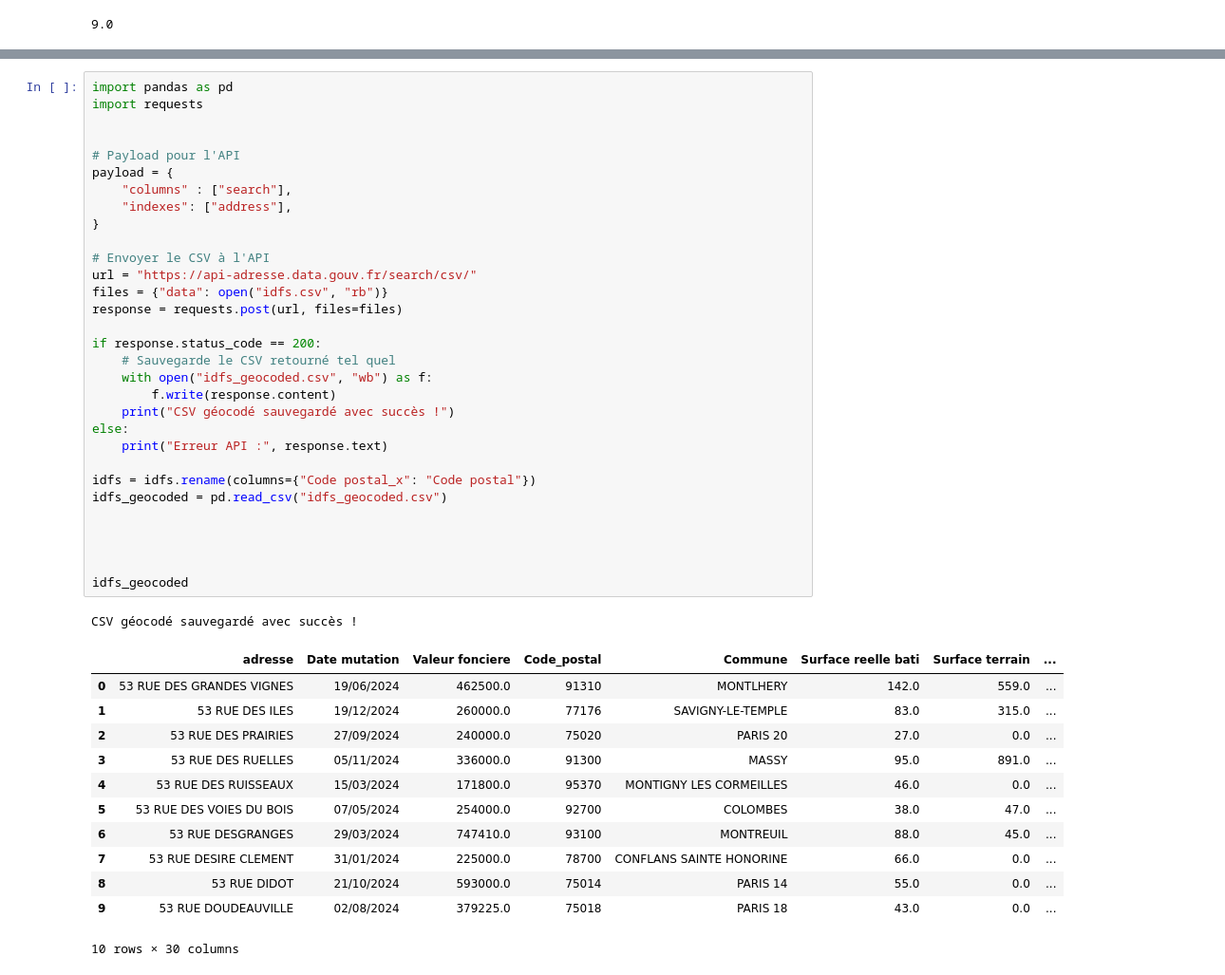
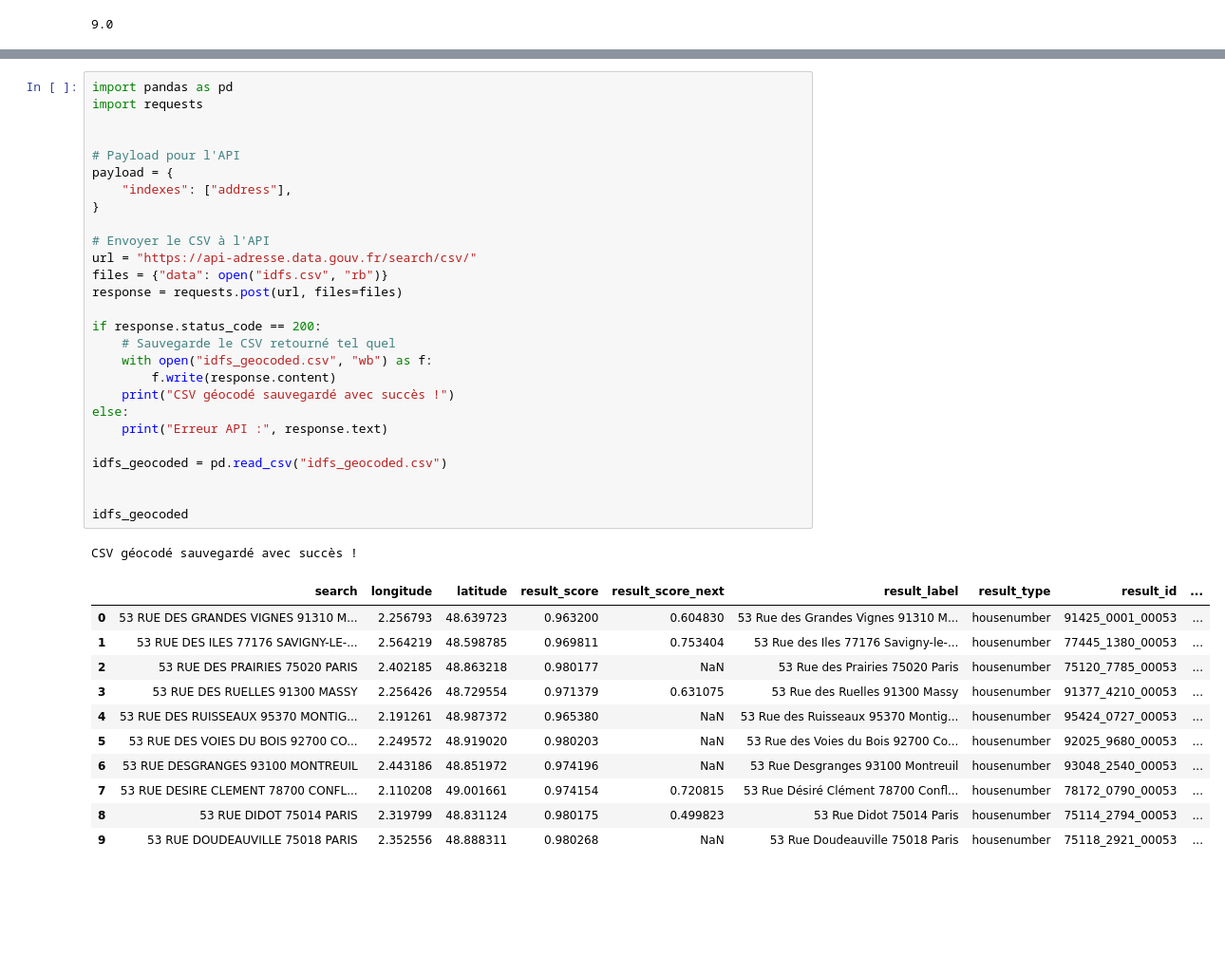
Before and after one commit to gaybrice/projet-python-ds, a Jupyter notebook: script/logement_clean_process.ipynb, the cells around one changed output, grey strips where cells are left out. Shown at 95% size. Saved outputs shown, nothing was run; the diff lists cells and outputs as text; blank space fills up the shorter version.

```diff
--- a/script/logement_clean_process.ipynb
+++ b/script/logement_clean_process.ipynb
@@ -359,46 +348,41 @@ idfs
 # %%
 import pandas as pd
 import requests
 
 
 # Payload pour l'API
 payload = {
-    "columns" : ["search"],
     "indexes": ["address"],
 }
 
 # Envoyer le CSV à l'API
 url = "https://api-adresse.data.gouv.fr/search/csv/"
 files = {"data": open("idfs.csv", "rb")}
 response = requests.post(url, files=files)
 
 if response.status_code == 200:
     # Sauvegarde le CSV retourné tel quel
     with open("idfs_geocoded.csv", "wb") as f:
         f.write(response.content)
     print("CSV géocodé sauvegardé avec succès !")
 else:
     print("Erreur API :", response.text)
 
-idfs = idfs.rename(columns={"Code postal_x": "Code postal"})
 idfs_geocoded = pd.read_csv("idfs_geocoded.csv")
 
 
-
-
 idfs_geocoded
 # %% [output]
 CSV géocodé sauvegardé avec succès !
-|  | adresse | Date mutation | Valeur fonciere | Code_postal | Commune | Surface reelle bati | Surface terrain | ... |
-| 0 | 53 RUE DES GRANDES VIGNES | 19/06/2024 | 462500.0 | 91310 | MONTLHERY | 142.0 | 559.0 | ... |
-| 1 | 53 RUE DES ILES | 19/12/2024 | 260000.0 | 77176 | SAVIGNY-LE-TEMPLE | 83.0 | 315.0 | ... |
-| 2 | 53 RUE DES PRAIRIES | 27/09/2024 | 240000.0 | 75020 | PARIS 20 | 27.0 | 0.0 | ... |
-| 3 | 53 RUE DES RUELLES | 05/11/2024 | 336000.0 | 91300 | MASSY | 95.0 | 891.0 | ... |
-| 4 | 53 RUE DES RUISSEAUX | 15/03/2024 | 171800.0 | 95370 | MONTIGNY LES CORMEILLES | 46.0 | 0.0 | ... |
-| 5 | 53 RUE DES VOIES DU BOIS | 07/05/2024 | 254000.0 | 92700 | COLOMBES | 38.0 | 47.0 | ... |
-| 6 | 53 RUE DESGRANGES | 29/03/2024 | 747410.0 | 93100 | MONTREUIL | 88.0 | 45.0 | ... |
-| 7 | 53 RUE DESIRE CLEMENT | 31/01/2024 | 225000.0 | 78700 | CONFLANS SAINTE HONORINE | 66.0 | 0.0 | ... |
-| 8 | 53 RUE DIDOT | 21/10/2024 | 593000.0 | 75014 | PARIS 14 | 55.0 | 0.0 | ... |
-| 9 | 53 RUE DOUDEAUVILLE | 02/08/2024 | 379225.0 | 75018 | PARIS 18 | 43.0 | 0.0 | ... |
+|  | search | longitude | latitude | result_score | result_score_next | result_label | result_type | result_id | ... |
+| 0 | 53 RUE DES GRANDES VIGNES 91310 M... | 2.256793 | 48.639723 | 0.963200 | 0.604830 | 53 Rue des Grandes Vignes 91310 M... | housenumber | 91425_0001_00053 | ... |
+| 1 | 53 RUE DES ILES 77176 SAVIGNY-LE-... | 2.564219 | 48.598785 | 0.969811 | 0.753404 | 53 Rue des Iles 77176 Savigny-le-... | housenumber | 77445_1380_00053 | ... |
+| 2 | 53 RUE DES PRAIRIES 75020 PARIS | 2.402185 | 48.863218 | 0.980177 | NaN | 53 Rue des Prairies 75020 Paris | housenumber | 75120_7785_00053 | ... |
+| 3 | 53 RUE DES RUELLES 91300 MASSY | 2.256426 | 48.729554 | 0.971379 | 0.631075 | 53 Rue des Ruelles 91300 Massy | housenumber | 91377_4210_00053 | ... |
+| 4 | 53 RUE DES RUISSEAUX 95370 MONTIG... | 2.191261 | 48.987372 | 0.965380 | NaN | 53 Rue des Ruisseaux 95370 Montig... | housenumber | 95424_0727_00053 | ... |
+| 5 | 53 RUE DES VOIES DU BOIS 92700 CO... | 2.249572 | 48.919020 | 0.980203 | NaN | 53 Rue des Voies du Bois 92700 Co... | housenumber | 92025_9680_00053 | ... |
+| 6 | 53 RUE DESGRANGES 93100 MONTREUIL | 2.443186 | 48.851972 | 0.974196 | NaN | 53 Rue Desgranges 93100 Montreuil | housenumber | 93048_2540_00053 | ... |
+| 7 | 53 RUE DESIRE CLEMENT 78700 CONFL... | 2.110208 | 49.001661 | 0.974154 | 0.720815 | 53 Rue Désiré Clément 78700 Confl... | housenumber | 78172_0790_00053 | ... |
+| 8 | 53 RUE DIDOT 75014 PARIS | 2.319799 | 48.831124 | 0.980175 | 0.499823 | 53 Rue Didot 75014 Paris | housenumber | 75114_2794_00053 | ... |
+| 9 | 53 RUE DOUDEAUVILLE 75018 PARIS | 2.352556 | 48.888311 | 0.980268 | NaN | 53 Rue Doudeauville 75018 Paris | housenumber | 75118_2921_00053 | ... |
-10 rows × 30 columns
 # %%
```
Also changed, not shown: parts of 5 cells of this notebook.
